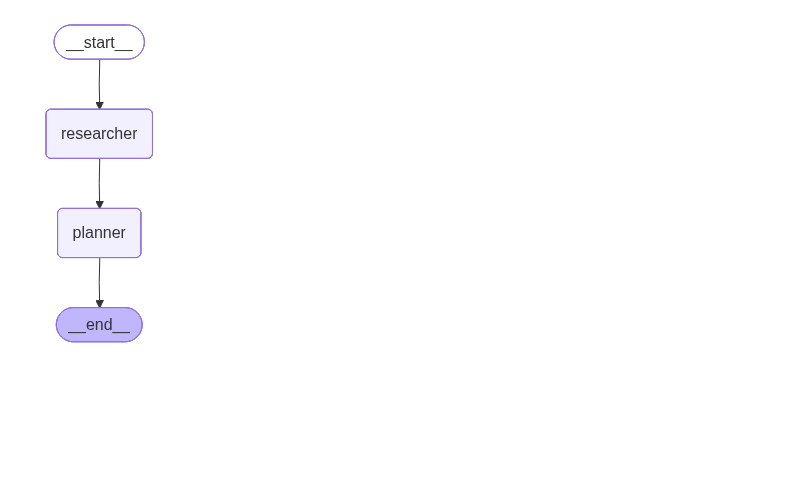
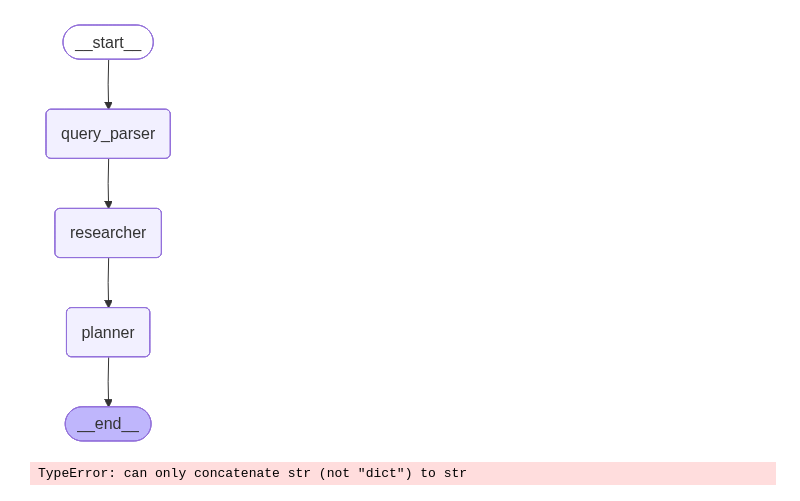
Before and after one commit to mojomahendia/TripWeaver, a Jupyter notebook: agents.ipynb, the cells around one changed output. Saved outputs shown, nothing was run; the diff lists cells and outputs as text; code cells hidden in the pictures; blank space fills up the shorter version.

Commit message:
saving changes into nodes

```diff
--- a/agents.ipynb
+++ b/agents.ipynb
@@ -5,6 +7,7 @@ from trip_weaver.models.gpt_model import model_client
 # %%
 # create state
 class TripweverState(TypedDict):
-    question: str
-    research: str
+    query: str
+    parsed_params: dict
+    research: dict
     plan: str
@@ -19,19 +171,28 @@ def planner(state: TripweverState):
 # %%
 # create graph and compile workflow
 
 graph = StateGraph(TripweverState)
 
 # add nodes
+graph.add_node('query_parser', query_parser)
 graph.add_node('researcher',researcher)
 graph.add_node('planner',planner)
 
 # define edges
-graph.add_edge(START, 'researcher')
+graph.add_edge(START, 'query_parser')
+graph.add_edge('query_parser', 'researcher')
 graph.add_edge('researcher','planner')
 graph.add_edge('planner', END)
 
 # compile
 workflow=graph.compile()
 workflow
 # %% [output]
-[figure, old version]
+[figure, new version]
+# %%
+# execute
+intial_state = {'query': "I want to travel 3 days to japan"}
+final_state = workflow.invoke(intial_state)
+final_state
+# %% [output]
+TypeError: can only concatenate str (not "dict") to str
```
Also changed, not shown: parts of 5 cells of this notebook, 2 other files.
